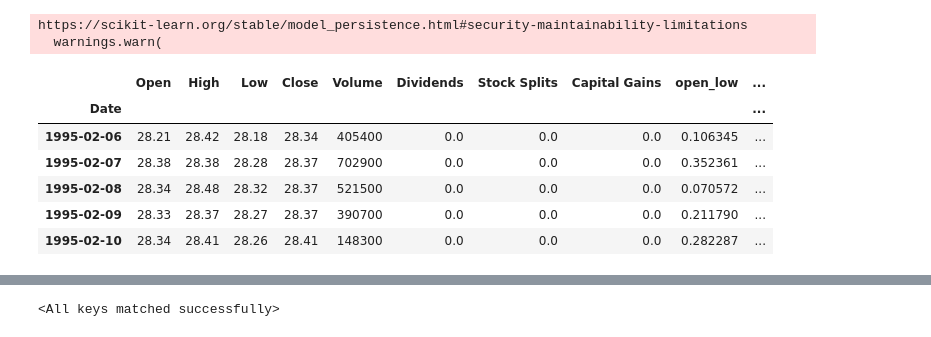
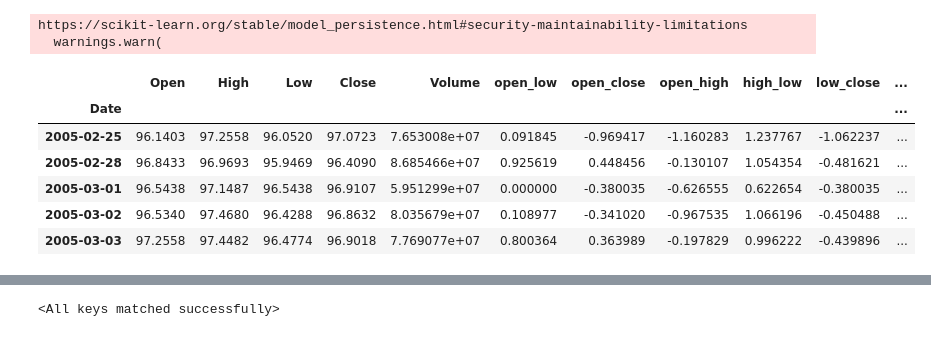
Before and after one commit to jessie-blue/ATS_Development, a Jupyter notebook: Strat_1/New_Backtest.ipynb, the cells around one changed output, grey strips where cells are left out. Saved outputs shown, nothing was run; the diff lists cells and outputs as text; code cells hidden in the pictures.

```diff
--- a/Strat_1/New_Backtest.ipynb
+++ b/Strat_1/New_Backtest.ipynb
@@ -163,20 +163,22 @@ https://scikit-learn.org/stable/model_persistence.html#security-maintainability-
   warnings.warn(
 # %%
 
-df = downlaod_symbol_data(ticker, period = time_period)
+#df = downlaod_symbol_data(ticker, period = time_period)
+
+df = download_data(ticker, days = 360*25)
 df = format_idx_date(df)
 
 #df = df[df.index <= "2024-02-01"]
 
 df.head()
 # %% [output]
-|  | Open | High | Low | Close | Volume | Dividends | Stock Splits | Capital Gains | open_low | ... |
-| Date |  |  |  |  |  |  |  |  |  | ... |
-| 1995-02-06 | 28.21 | 28.42 | 28.18 | 28.34 | 405400 | 0.0 | 0.0 | 0.0 | 0.106345 | ... |
-| 1995-02-07 | 28.38 | 28.38 | 28.28 | 28.37 | 702900 | 0.0 | 0.0 | 0.0 | 0.352361 | ... |
-| 1995-02-08 | 28.34 | 28.48 | 28.32 | 28.37 | 521500 | 0.0 | 0.0 | 0.0 | 0.070572 | ... |
-| 1995-02-09 | 28.33 | 28.37 | 28.27 | 28.37 | 390700 | 0.0 | 0.0 | 0.0 | 0.211790 | ... |
-| 1995-02-10 | 28.34 | 28.41 | 28.26 | 28.41 | 148300 | 0.0 | 0.0 | 0.0 | 0.282287 | ... |
+|  | Open | High | Low | Close | Volume | open_low | open_close | open_high | high_low | low_close | ... |
+| Date |  |  |  |  |  |  |  |  |  |  | ... |
+| 2005-02-25 | 96.1403 | 97.2558 | 96.0520 | 97.0723 | 7.653008e+07 | 0.091845 | -0.969417 | -1.160283 | 1.237767 | -1.062237 | ... |
+| 2005-02-28 | 96.8433 | 96.9693 | 95.9469 | 96.4090 | 8.685466e+07 | 0.925619 | 0.448456 | -0.130107 | 1.054354 | -0.481621 | ... |
+| 2005-03-01 | 96.5438 | 97.1487 | 96.5438 | 96.9107 | 5.951299e+07 | 0.000000 | -0.380035 | -0.626555 | 0.622654 | -0.380035 | ... |
+| 2005-03-02 | 96.5340 | 97.4680 | 96.4288 | 96.8632 | 8.035679e+07 | 0.108977 | -0.341020 | -0.967535 | 1.066196 | -0.450488 | ... |
+| 2005-03-03 | 97.2558 | 97.4482 | 96.4774 | 96.9018 | 7.769077e+07 | 0.800364 | 0.363989 | -0.197829 | 0.996222 | -0.439896 | ... |
 # %%
 ### SET TIME WINDOW FOR THE BACKTEST
 # REMOVE DATA SNOOPING
```
Also changed, not shown: parts of 20 cells of this notebook, 36 other files.
